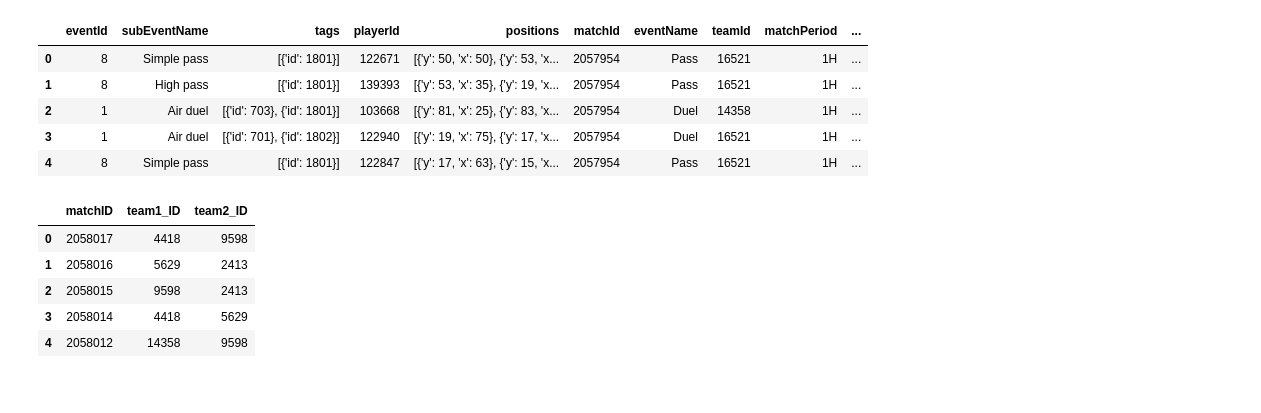
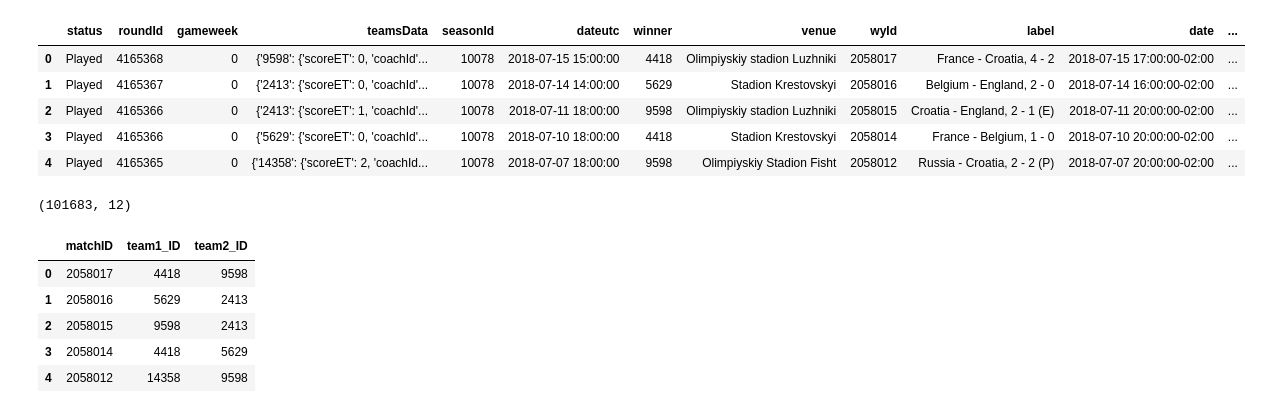
Before and after one commit to eduardobaratela/passing_network, a Jupyter notebook: events_exploration.ipynb, the cells around one changed output. Cells and saved outputs as stored; diff of their text form; code cells hidden in the pictures.

```diff
--- a/events_exploration.ipynb
+++ b/events_exploration.ipynb
@@ -15,10 +17,14 @@ teams = pd.read_json('teams.json')
 # %%
-events.head()
+matches.head()
 # %% [output]
-|  | eventId | subEventName | tags | playerId | positions | matchId | eventName | teamId | matchPeriod | ... |
-| 0 | 8 | Simple pass | [{'id': 1801}] | 122671 | [{'y': 50, 'x': 50}, {'y': 53, 'x... | 2057954 | Pass | 16521 | 1H | ... |
-| 1 | 8 | High pass | [{'id': 1801}] | 139393 | [{'y': 53, 'x': 35}, {'y': 19, 'x... | 2057954 | Pass | 16521 | 1H | ... |
-| 2 | 1 | Air duel | [{'id': 703}, {'id': 1801}] | 103668 | [{'y': 81, 'x': 25}, {'y': 83, 'x... | 2057954 | Duel | 14358 | 1H | ... |
-| 3 | 1 | Air duel | [{'id': 701}, {'id': 1802}] | 122940 | [{'y': 19, 'x': 75}, {'y': 17, 'x... | 2057954 | Duel | 16521 | 1H | ... |
-| 4 | 8 | Simple pass | [{'id': 1801}] | 122847 | [{'y': 17, 'x': 63}, {'y': 15, 'x... | 2057954 | Pass | 16521 | 1H | ... |
+|  | status | roundId | gameweek | teamsData | seasonId | dateutc | winner | venue | wyId | label | date | ... |
+| 0 | Played | 4165368 | 0 | {'9598': {'scoreET': 0, 'coachId'... | 10078 | 2018-07-15 15:00:00 | 4418 | Olimpiyskiy stadion Luzhniki | 2058017 | France - Croatia, 4 - 2 | 2018-07-15 17:00:00-02:00 | ... |
+| 1 | Played | 4165367 | 0 | {'2413': {'scoreET': 0, 'coachId'... | 10078 | 2018-07-14 14:00:00 | 5629 | Stadion Krestovskyi | 2058016 | Belgium - England, 2 - 0 | 2018-07-14 16:00:00-02:00 | ... |
+| 2 | Played | 4165366 | 0 | {'2413': {'scoreET': 1, 'coachId'... | 10078 | 2018-07-11 18:00:00 | 9598 | Olimpiyskiy stadion Luzhniki | 2058015 | Croatia - England, 2 - 1 (E) | 2018-07-11 20:00:00-02:00 | ... |
+| 3 | Played | 4165366 | 0 | {'5629': {'scoreET': 0, 'coachId'... | 10078 | 2018-07-10 18:00:00 | 4418 | Stadion Krestovskyi | 2058014 | France - Belgium, 1 - 0 | 2018-07-10 20:00:00-02:00 | ... |
+| 4 | Played | 4165365 | 0 | {'14358': {'scoreET': 2, 'coachId... | 10078 | 2018-07-07 18:00:00 | 9598 | Olimpiyskiy Stadion Fisht | 2058012 | Russia - Croatia, 2 - 2 (P) | 2018-07-07 20:00:00-02:00 | ... |
+# %%
+events.shape
+# %% [output]
+(101683, 12)
 # %%
```
Also changed, not shown: parts of 15 cells of this notebook, 5 other files.
